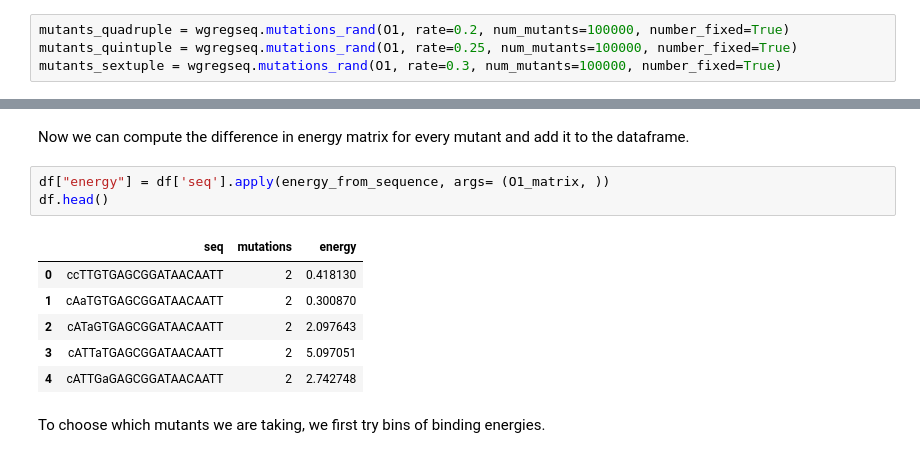
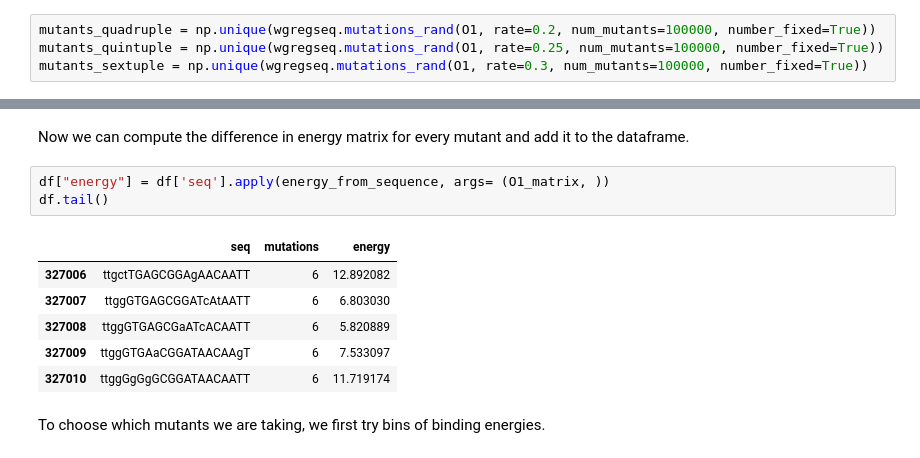
Before and after one commit to RPGroup-PBoC/Reg-Seq2, a Jupyter notebook: code/experimental_design/twist_order/lacI_titration/generate_sequences.ipynb, the cells around one changed output, grey strips where cells are left out. Cells and saved outputs as stored; diff of their text form.

```diff
--- a/code/experimental_design/twist_order/lacI_titration/generate_sequences.ipynb
+++ b/code/experimental_design/twist_order/lacI_titration/generate_sequences.ipynb
@@ -89,4 +61,4 @@ For higher order mutants we don't have to worried about duplicates and can rando
 # %%
-mutants_quadruple = wgregseq.mutations_rand(O1, rate=0.2, num_mutants=100000, number_fixed=True)
-mutants_quintuple = wgregseq.mutations_rand(O1, rate=0.25, num_mutants=100000, number_fixed=True)
-mutants_sextuple = wgregseq.mutations_rand(O1, rate=0.3, num_mutants=100000, number_fixed=True)
+mutants_quadruple = np.unique(wgregseq.mutations_rand(O1, rate=0.2, num_mutants=100000, number_fixed=True))
+mutants_quintuple = np.unique(wgregseq.mutations_rand(O1, rate=0.25, num_mutants=100000, number_fixed=True))
+mutants_sextuple = np.unique(wgregseq.mutations_rand(O1, rate=0.3, num_mutants=100000, number_fixed=True))
@@ -108,14 +76,14 @@ df = pd.concat([df_2, df_3, df_4, df_5, df_6], ignore_index=True)
 Now we can compute the difference in energy matrix for every mutant and add it to the dataframe.
 # %%
 df["energy"] = df['seq'].apply(energy_from_sequence, args= (O1_matrix, ))
-df.head()
+df.tail()
 # %% [output]
 |  | seq | mutations | energy |
-| 0 | ccTTGTGAGCGGATAACAATT | 2 | 0.418130 |
-| 1 | cAaTGTGAGCGGATAACAATT | 2 | 0.300870 |
-| 2 | cATaGTGAGCGGATAACAATT | 2 | 2.097643 |
-| 3 | cATTaTGAGCGGATAACAATT | 2 | 5.097051 |
-| 4 | cATTGaGAGCGGATAACAATT | 2 | 2.742748 |
+| 327006 | ttgctTGAGCGGAgAACAATT | 6 | 12.892082 |
+| 327007 | ttggGTGAGCGGATcAtAATT | 6 | 6.803030 |
+| 327008 | ttggGTGAGCGaATcACAATT | 6 | 5.820889 |
+| 327009 | ttggGTGAaCGGATAACAAgT | 6 | 7.533097 |
+| 327010 | ttggGgGgGCGGATAACAATT | 6 | 11.719174 |
 # %% [markdown]
 To choose which mutants we are taking, we first try bins of binding energies.
 # %%
```
Also changed, not shown: parts of 17 cells of this notebook, 8 other files.
